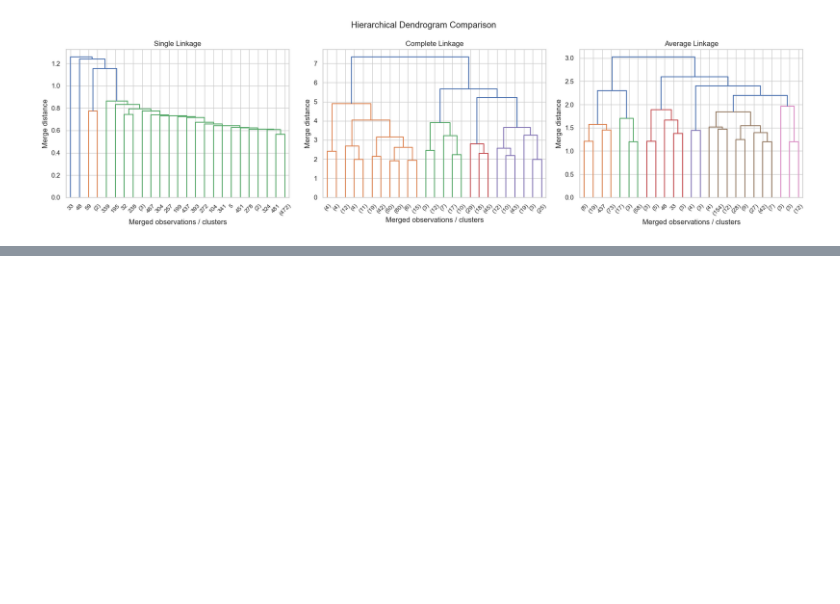
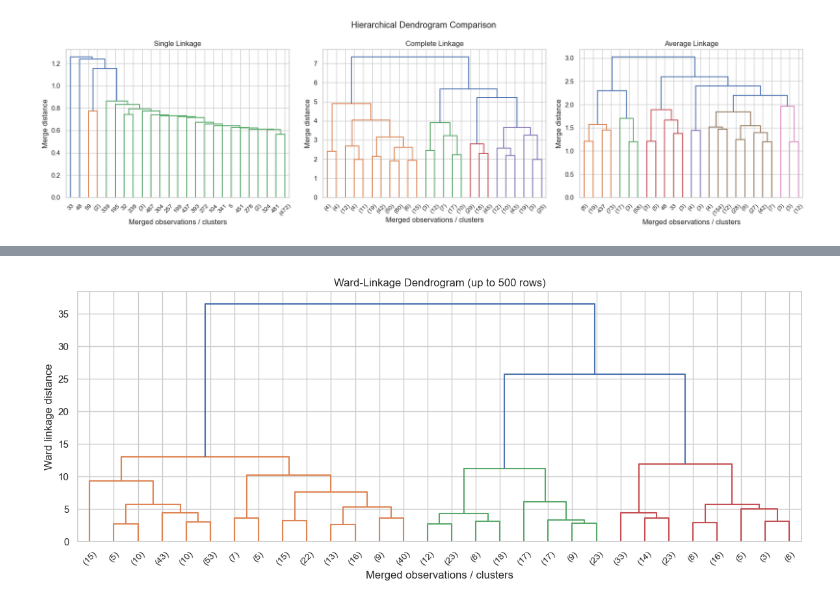
Before and after one commit to Roots26Hz/ChargeIQ, a Jupyter notebook: notebooks/clustering.ipynb, the cells around one changed output, grey strips where cells are left out. Saved outputs shown, nothing was run; the diff lists cells and outputs as text; code cells hidden in the pictures; blank space fills up the shorter version.

Commit message:
evaluate clustering algo

```diff
--- a/notebooks/clustering.ipynb
+++ b/notebooks/clustering.ipynb
@@ -318,0 +325,17 @@ plt.show()
+# %%
+Z_ward = linkage(X_dendrogram, method="ward", metric="euclidean")
+
+plt.figure(figsize=(12, 5))
+dendrogram(
+    Z_ward,
+    truncate_mode="lastp",
+    p=30,
+    show_leaf_counts=True
+)
+plt.title(f"Ward-Linkage Dendrogram (up to {DENDROGRAM_SIZE} rows)")
+plt.xlabel("Merged observations / clusters")
+plt.ylabel("Ward linkage distance")
+plt.tight_layout()
+plt.show()
+# %% [output]
+[figure, added]
```
Also changed, not shown: parts of 5 cells of this notebook.
